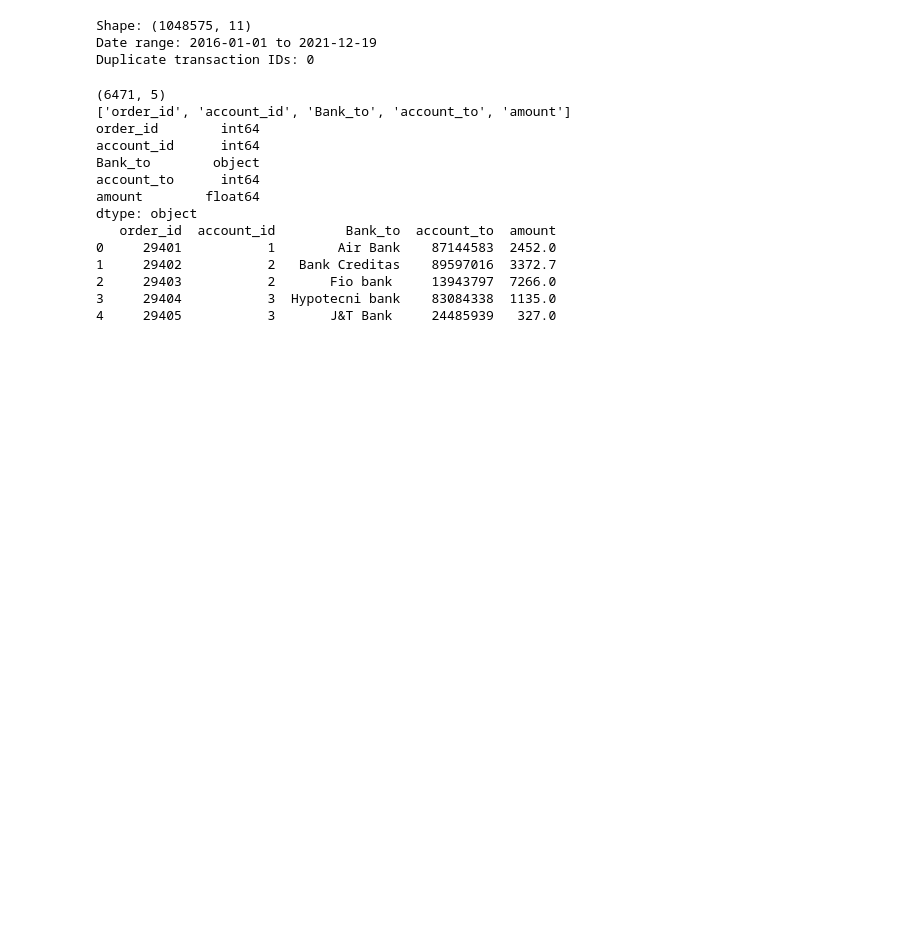
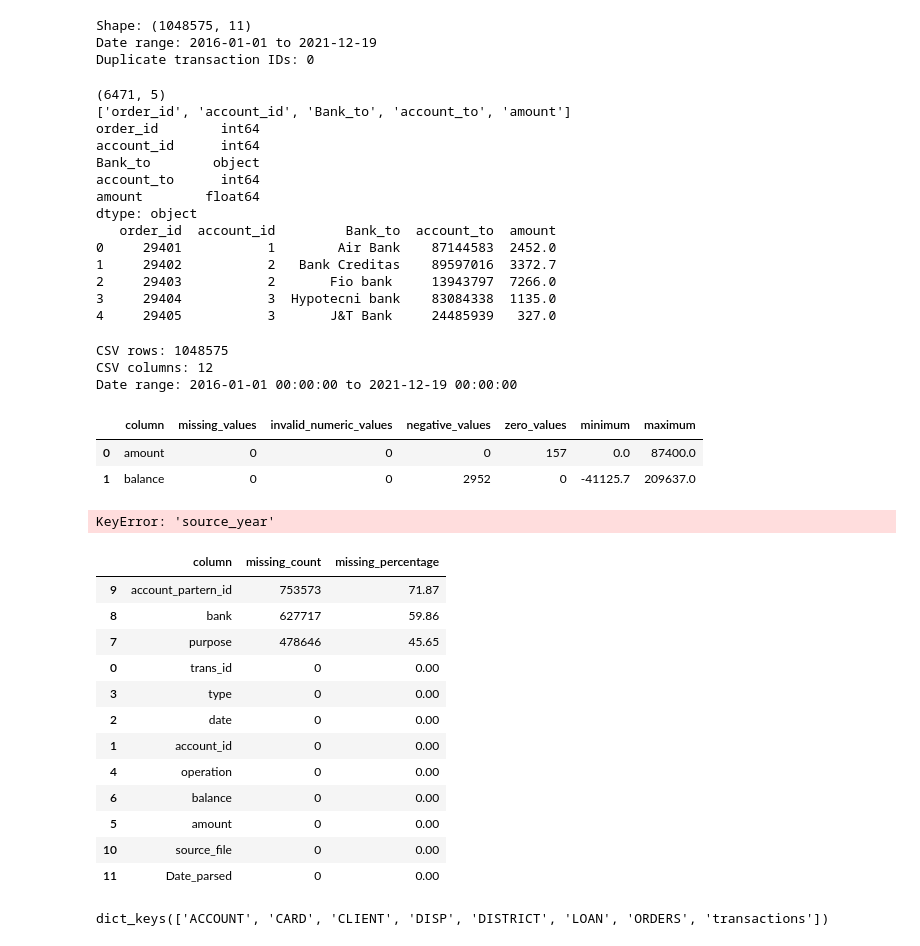
Before and after one commit to khyatiDataQuests/Banking-Finace-Adhoc-Analysis, a Jupyter notebook: Notebooks/data understanding.ipynb, the cells around one changed output. Cells and saved outputs as stored; diff of their text form; code cells hidden in the pictures; blank space fills up the shorter version.

```diff
--- a/Notebooks/data understanding.ipynb
+++ b/Notebooks/data understanding.ipynb
@@ -161,3 +214,71 @@ dtype: object
 2     29403           2       Fio bank     13943797  7266.0
 3     29404           3  Hypotecni bank    83084338  1135.0
 4     29405           3       J&T Bank     24485939   327.0
+# %%
+print("CSV rows:", len(transactions))
+print("CSV columns:", transactions.shape[1])
+print("Date range:", transactions["date"].min(),"to", transactions["date"].max())
+# %% [output]
+CSV rows: 1048575
+CSV columns: 12
+Date range: 2016-01-01 00:00:00 to 2021-12-19 00:00:00
+# %%
+numeric_columns = ["amount", "balance"]
+numeric_results = []
+for column in numeric_columns:
+    values = pd.to_numeric(transactions[column],errors="coerce")
+
+    numeric_results.append({
+        "column": column,
+        "missing_values": int(values.isna().sum()),
+        "invalid_numeric_values": int(
+            (transactions[column].notna() & values.isna()).sum()
+        ),
+        "negative_values": int((values < 0).sum()),
+        "zero_values": int((values == 0).sum()),
+        "minimum": values.min(),
+        "maximum": values.max()
+    })
+
+numeric_report = pd.DataFrame(numeric_results)
+
+display(numeric_report)
+# %% [output]
+|  | column | missing_values | invalid_numeric_values | negative_values | zero_values | minimum | maximum |
+| 0 | amount | 0 | 0 | 0 | 157 | 0.0 | 87400.0 |
+| 1 | balance | 0 | 0 | 2952 | 0 | -41125.7 | 209637.0 |
+# %%
+missing_by_year = (transactions.groupby("source_year")[
+        ["bank", "Purpose", "account_partern_id"]].agg([lambda s: s.isna().sum(),lambda s: round(s.isna().mean() * 100, 2)]))
+
+display(missing_by_year)
+# %% [output]
+KeyError: 'source_year'
+# %%
+#  Missing Value Report
+missing_report = pd.DataFrame({
+    "column": transactions.columns,
+    "missing_count": transactions.isna().sum().values,
+    "missing_percentage": (transactions.isna().mean().values * 100  ).round(2)})
+
+missing_report = missing_report.sort_values("missing_percentage",ascending=False)
+
+display(missing_report)
+# %% [output]
+|  | column | missing_count | missing_percentage |
+| 9 | account_partern_id | 753573 | 71.87 |
+| 8 | bank | 627717 | 59.86 |
+| 7 | purpose | 478646 | 45.65 |
+| 0 | trans_id | 0 | 0.00 |
+| 3 | type | 0 | 0.00 |
+| 2 | date | 0 | 0.00 |
+| 1 | account_id | 0 | 0.00 |
+| 4 | operation | 0 | 0.00 |
+| 6 | balance | 0 | 0.00 |
+| 5 | amount | 0 | 0.00 |
+| 10 | source_file | 0 | 0.00 |
+| 11 | Date_parsed | 0 | 0.00 |
+# %%
+print(datasets.keys())
+# %% [output]
+dict_keys(['ACCOUNT', 'CARD', 'CLIENT', 'DISP', 'DISTRICT', 'LOAN', 'ORDERS', 'transactions'])
```
Also changed, not shown: parts of 15 cells of this notebook, 3 other files.
